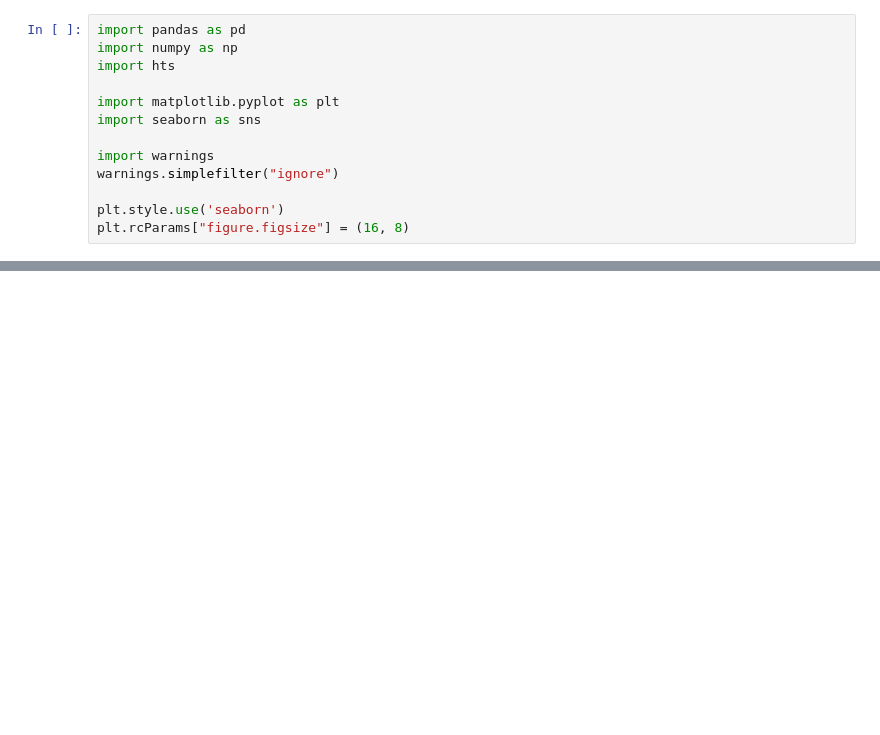
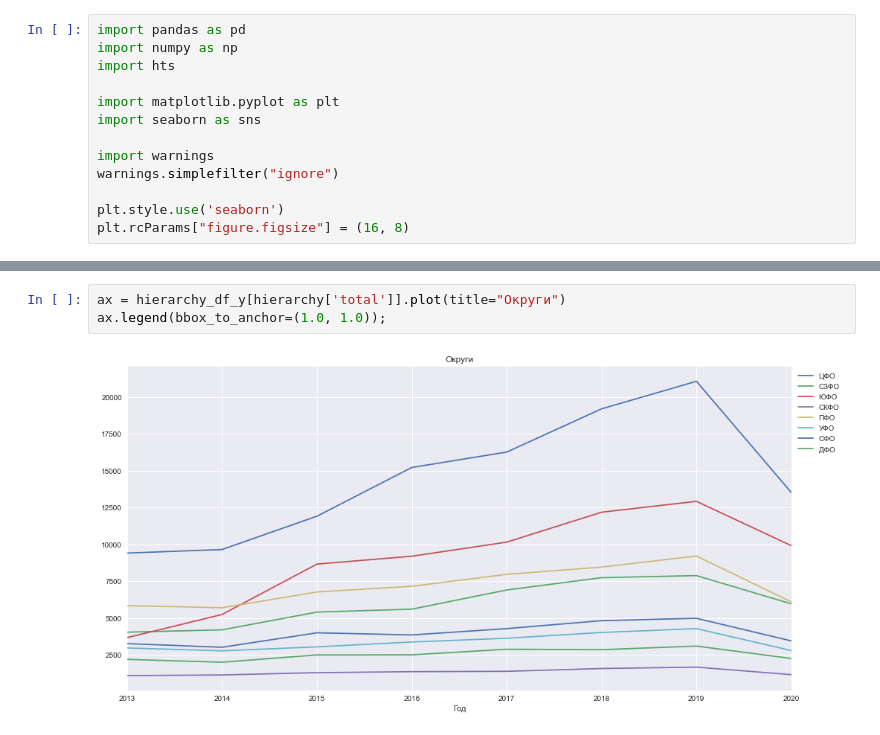
Before and after one commit to JuliaKil/tourism-hts, a Jupyter notebook: tourism.ipynb, the cells around one changed output, grey strips where cells are left out. Drawn from its saved outputs; the diff is of its cells as text; blank space fills up the shorter version.

```diff
--- a/tourism.ipynb
+++ b/tourism.ipynb
@@ -246,0 +126,5 @@ MAE: 232.62
+# %%
+ax = hierarchy_df_y[hierarchy['total']].plot(title="Округи")
+ax.legend(bbox_to_anchor=(1.0, 1.0));
+# %% [output]
+[figure, added]
```
Also changed, not shown: parts of 74 cells of this notebook, 1 other file.
